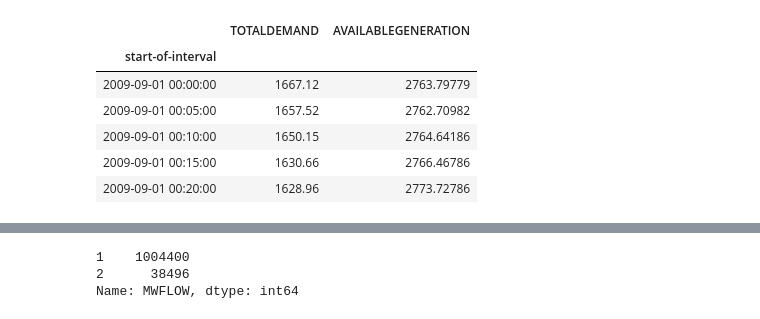
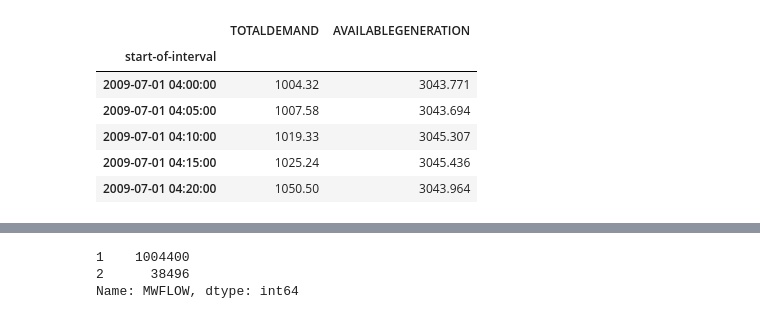
Before and after one commit to bkubsch/marginal-carbon, a Jupyter notebook: notebooks/8a_data_prep.ipynb, the cells around one changed output, grey strips where cells are left out. Cells and saved outputs as stored; diff of their text form; code cells hidden in the pictures.

```diff
--- a/notebooks/8a_data_prep.ipynb
+++ b/notebooks/8a_data_prep.ipynb
@@ -159,0 +8,3 @@ df_mean2.head(10)
+# %%
+df = pd.read_pickle('../../big_data/train_time_features.pkl')
+df.head()
@@ -160,20 +19,20 @@ df_mean2.head(10)
 # %%
-demand = pd.read_csv('{}/nem-data/demand.csv'.format(os.environ['HOME']), index_col=-1, parse_dates=True)
+demand = pd.read_csv('../../big_data/demand.csv', index_col=-1, parse_dates=True)
 demand.drop(columns=["SETTLEMENTDATE", "I", "INTERVENTION"], inplace=True)
-demand = demand[(demand.index >= df_mean2.index.min()) & (demand.index <= df_mean2.index.max())]
+demand = demand[(demand.index >= df.index.min()) & (demand.index <= df.index.max())]
 
-assert demand.index.min() == df_mean2.index.min()
-assert demand.index.max() == df_mean2.index.max()
+assert demand.index.min() == df.index.min()
+assert demand.index.max() == df.index.max()
 
 demand.head()
 # %% [output]
 |  | TOTALDEMAND | AVAILABLEGENERATION |
 | start-of-interval |  |  |
-| 2009-09-01 00:00:00 | 1667.12 | 2763.79779 |
-| 2009-09-01 00:05:00 | 1657.52 | 2762.70982 |
-| 2009-09-01 00:10:00 | 1650.15 | 2764.64186 |
-| 2009-09-01 00:15:00 | 1630.66 | 2766.46786 |
-| 2009-09-01 00:20:00 | 1628.96 | 2773.72786 |
+| 2009-07-01 04:00:00 | 1004.32 | 3043.771 |
+| 2009-07-01 04:05:00 | 1007.58 | 3043.694 |
+| 2009-07-01 04:10:00 | 1019.33 | 3045.307 |
+| 2009-07-01 04:15:00 | 1025.24 | 3045.436 |
+| 2009-07-01 04:20:00 | 1050.50 | 3043.964 |
 # %%
 print(demand.index.min())
 print(demand.index.max())
```
Also changed, not shown: parts of 49 cells of this notebook, 3 other files.
